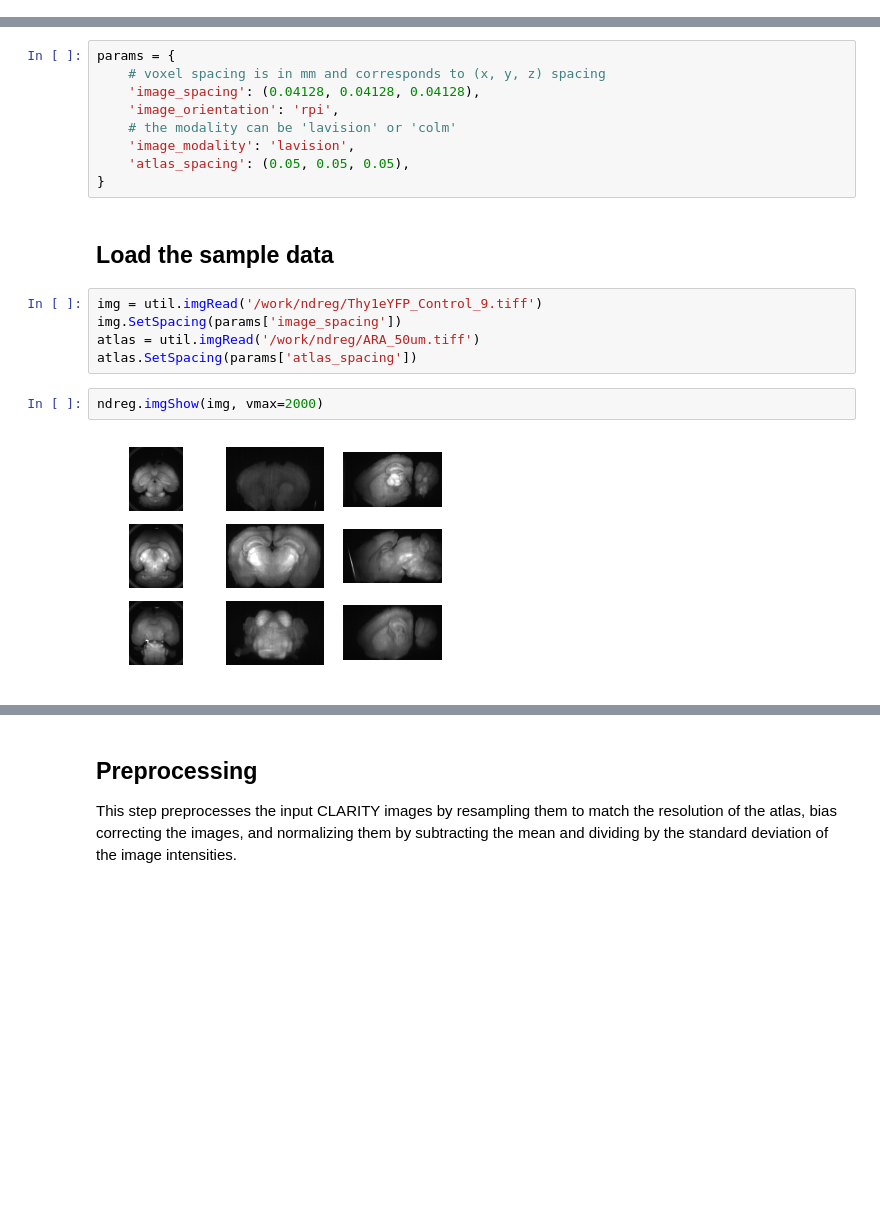
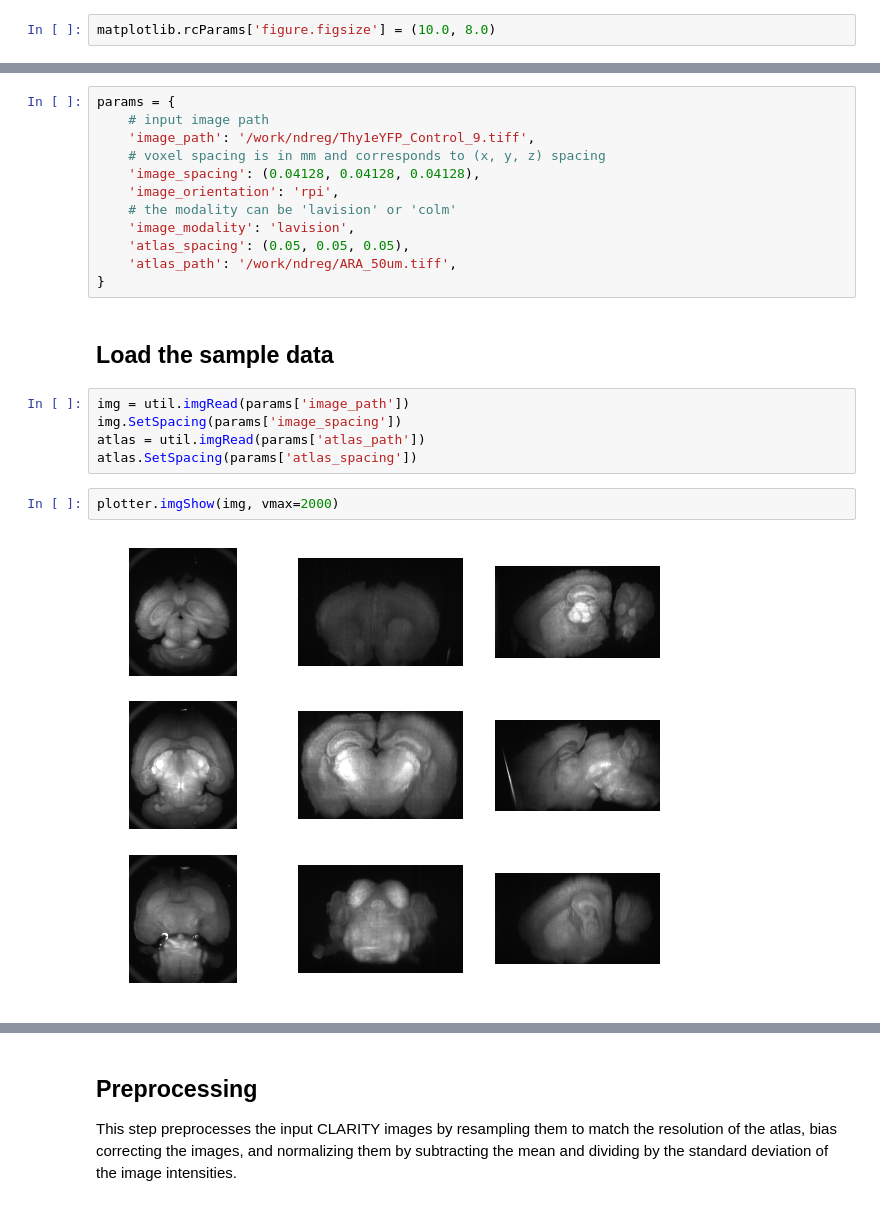
Before and after one commit to neurodata/ndreg, a Jupyter notebook: ndreg_demo_real_data.ipynb, the cells around one changed output, grey strips where cells are left out. Drawn from its saved outputs; the diff is of its cells as text; blank space fills up the shorter version.

Commit message:
updated real data demo. fixed issue with different directions between atlas and target

```diff
--- a/ndreg_demo_real_data.ipynb
+++ b/ndreg_demo_real_data.ipynb
@@ -8,3 +10,5 @@ from ndreg import preprocessor, registerer, util
+# %%
+matplotlib.rcParams['figure.figsize'] = (10.0, 8.0)
 # %%
 def myshow(img, cmap='gray', colorbar=False):
     plt.imshow(sitk.GetArrayViewFromImage(img), cmap=cmap)
@@ -15,22 +19,25 @@ def myshow(img, cmap='gray', colorbar=False):
 ### Some metadata is required before registration
 # %%
 params = {
+    # input image path
+    'image_path': '/work/ndreg/Thy1eYFP_Control_9.tiff',
     # voxel spacing is in mm and corresponds to (x, y, z) spacing
     'image_spacing': (0.04128, 0.04128, 0.04128),
     'image_orientation': 'rpi',
     # the modality can be 'lavision' or 'colm'
     'image_modality': 'lavision',
     'atlas_spacing': (0.05, 0.05, 0.05),
+    'atlas_path': '/work/ndreg/ARA_50um.tiff',
 }
 # %% [markdown]
 ## Load the sample data
 # %%
-img = util.imgRead('/work/ndreg/Thy1eYFP_Control_9.tiff')
+img = util.imgRead(params['image_path'])
 img.SetSpacing(params['image_spacing'])
-atlas = util.imgRead('/work/ndreg/ARA_50um.tiff')
+atlas = util.imgRead(params['atlas_path'])
 atlas.SetSpacing(params['atlas_spacing'])
 # %%
-ndreg.imgShow(img, vmax=2000)
+plotter.imgShow(img, vmax=2000)
 # %% [output]
-[figure, old version]
+[figure, new version]
 # %%
```
Also changed, not shown: parts of 14 cells of this notebook, 2 other files.
